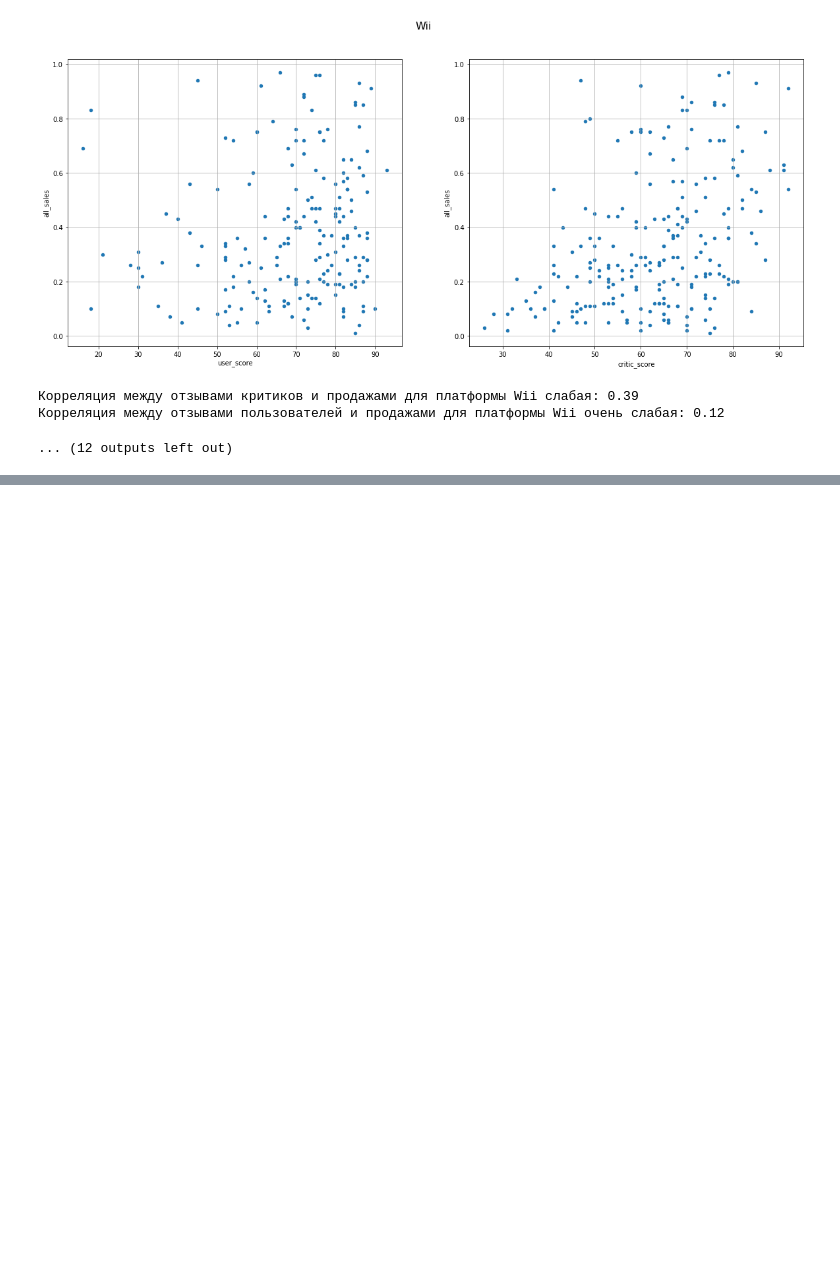
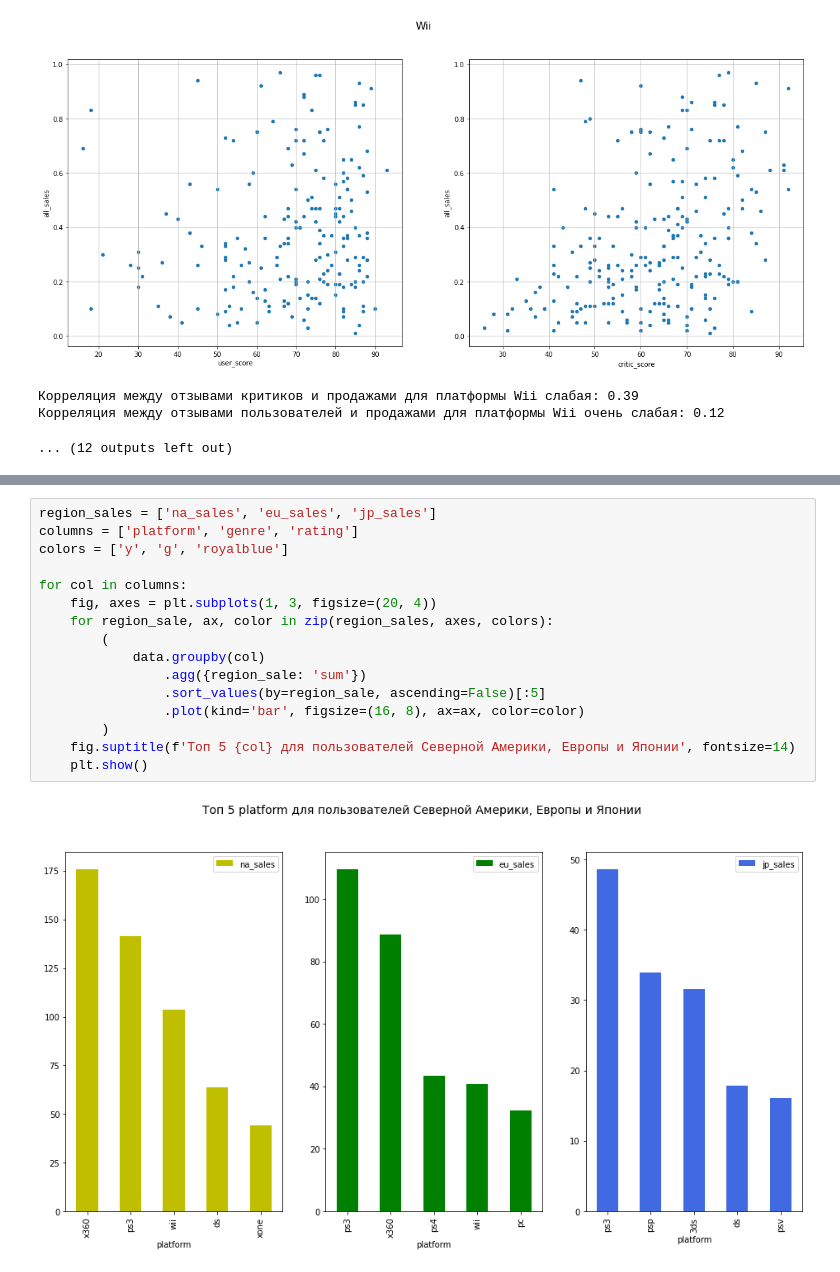
Before and after one commit to mariakyrychok/games, a Jupyter notebook: main.ipynb, the cells around one changed output, grey strips where cells are left out. Drawn from its saved outputs; the diff is of its cells as text; blank space fills up the shorter version.

```diff
--- a/main.ipynb
+++ b/main.ipynb
@@ -424,0 +485,18 @@ for platform in data['platform'].unique():
+# %%
+region_sales = ['na_sales', 'eu_sales', 'jp_sales']
+columns = ['platform', 'genre', 'rating']
+colors = ['y', 'g', 'royalblue']
+
+for col in columns:
+    fig, axes = plt.subplots(1, 3, figsize=(20, 4))
+    for region_sale, ax, color in zip(region_sales, axes, colors):
+        (
+            data.groupby(col)
+                .agg({region_sale: 'sum'})
+                .sort_values(by=region_sale, ascending=False)[:5]
+                .plot(kind='bar', figsize=(16, 8), ax=ax, color=color)
+        )
+    fig.suptitle(f'Топ 5 {col} для пользователей Северной Америки, Европы и Японии', fontsize=14)
+    plt.show()
+# %% [output]
+[figure, added]
```
Also changed, not shown: parts of 25 cells of this notebook.
